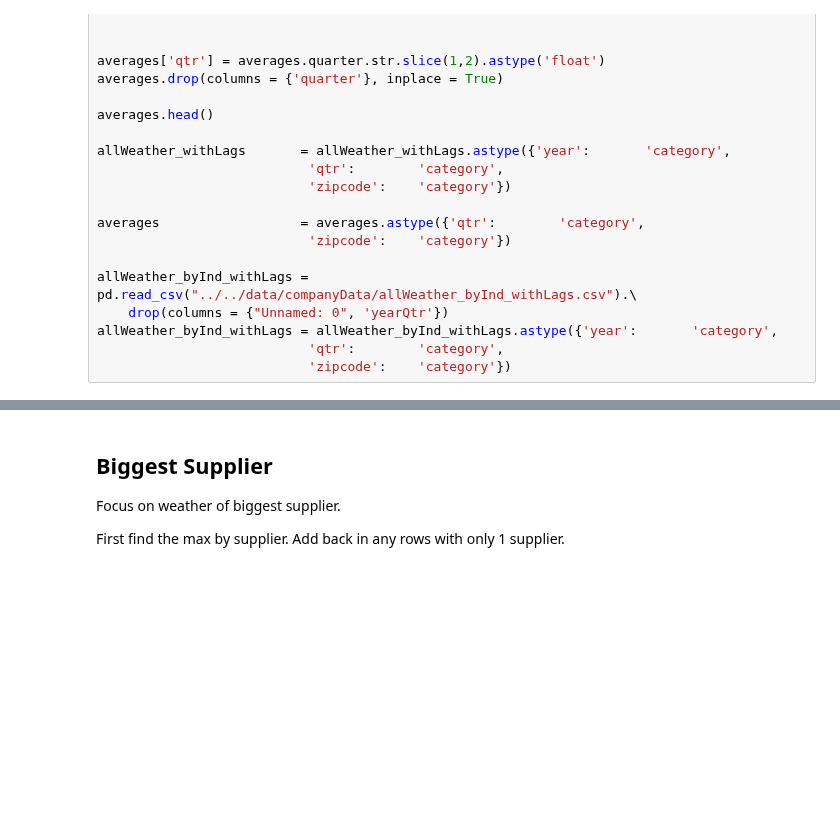
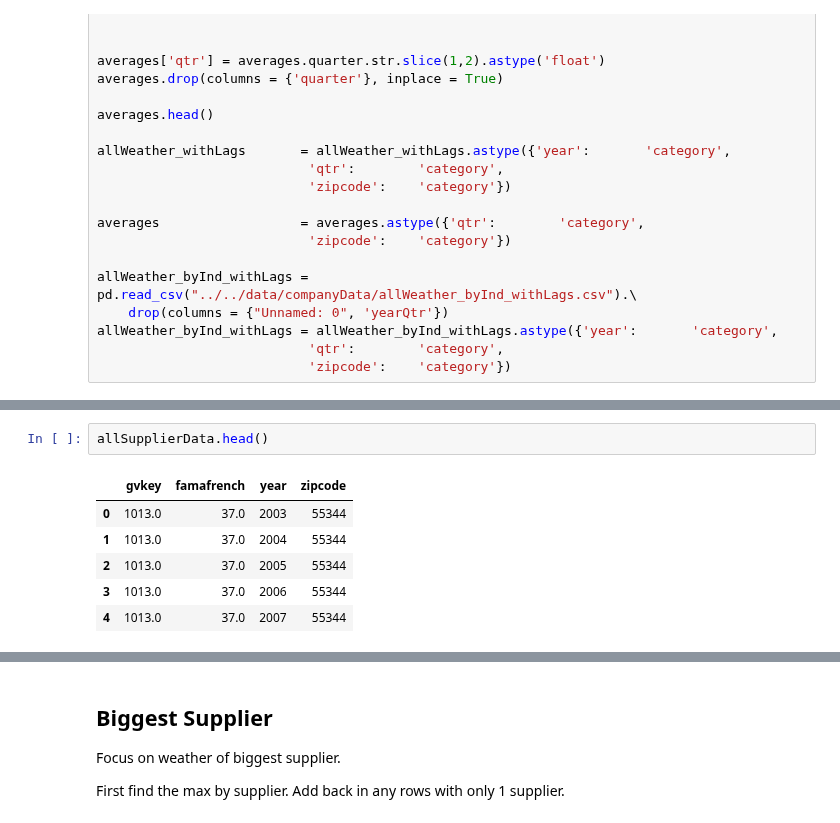
Before and after one commit to brianreed21/extremes, a Jupyter notebook: extremesCleaningCode/linkingExecute.ipynb, the cells around one changed output, grey strips where cells are left out. Saved outputs shown, nothing was run; the diff lists cells and outputs as text; blank space fills up the shorter version.

```diff
--- a/extremesCleaningCode/linkingExecute.ipynb
+++ b/extremesCleaningCode/linkingExecute.ipynb
@@ -1002,0 +1034,9 @@ allWeather_byInd_withLags = allWeather_byInd_withLags.astype({'year':       'cat
+# %%
+allSupplierData.head()
+# %% [output]
+|  | gvkey | famafrench | year | zipcode |
+| 0 | 1013.0 | 37.0 | 2003 | 55344 |
+| 1 | 1013.0 | 37.0 | 2004 | 55344 |
+| 2 | 1013.0 | 37.0 | 2005 | 55344 |
+| 3 | 1013.0 | 37.0 | 2006 | 55344 |
+| 4 | 1013.0 | 37.0 | 2007 | 55344 |
```
Also changed, not shown: parts of 62 cells of this notebook, 2 other files.
